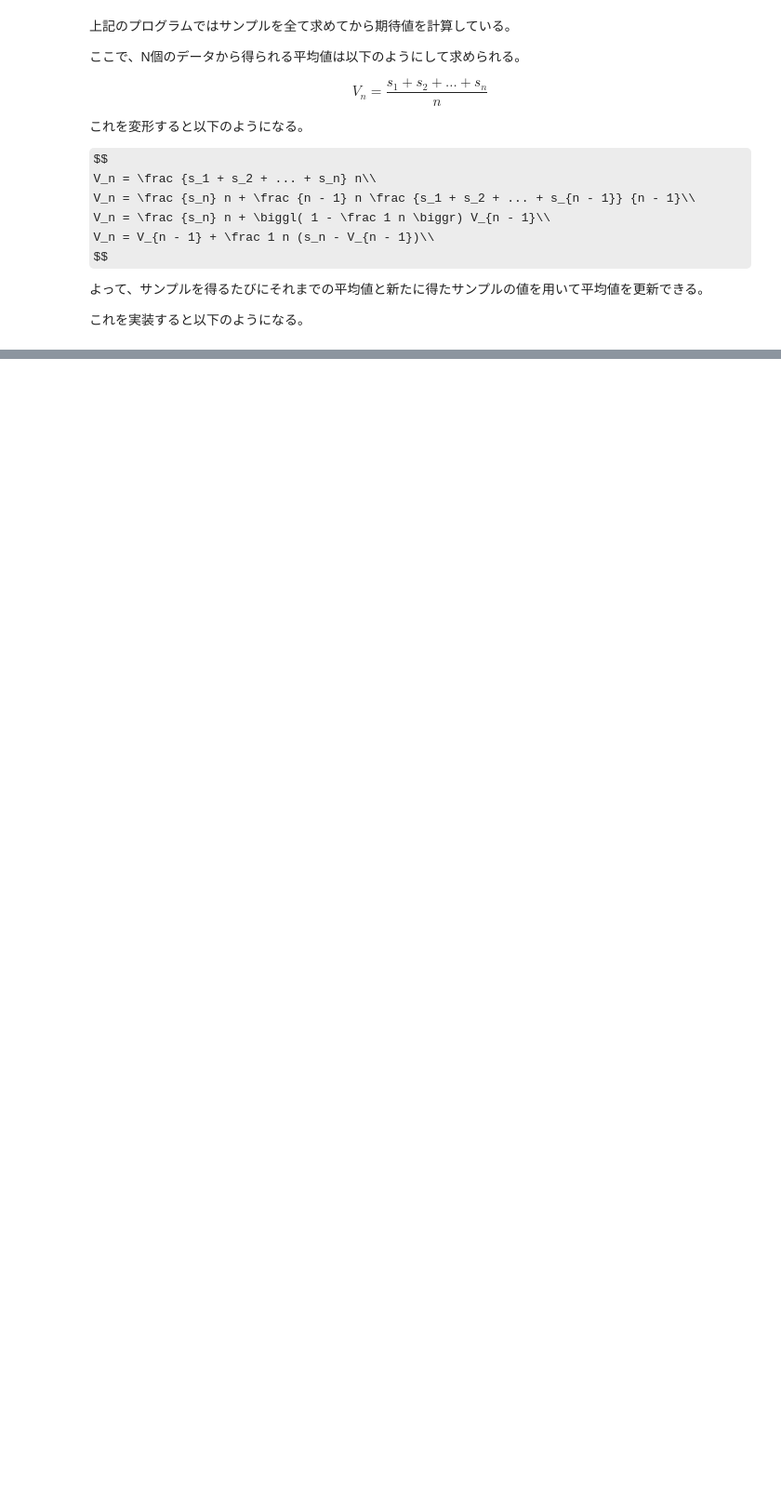
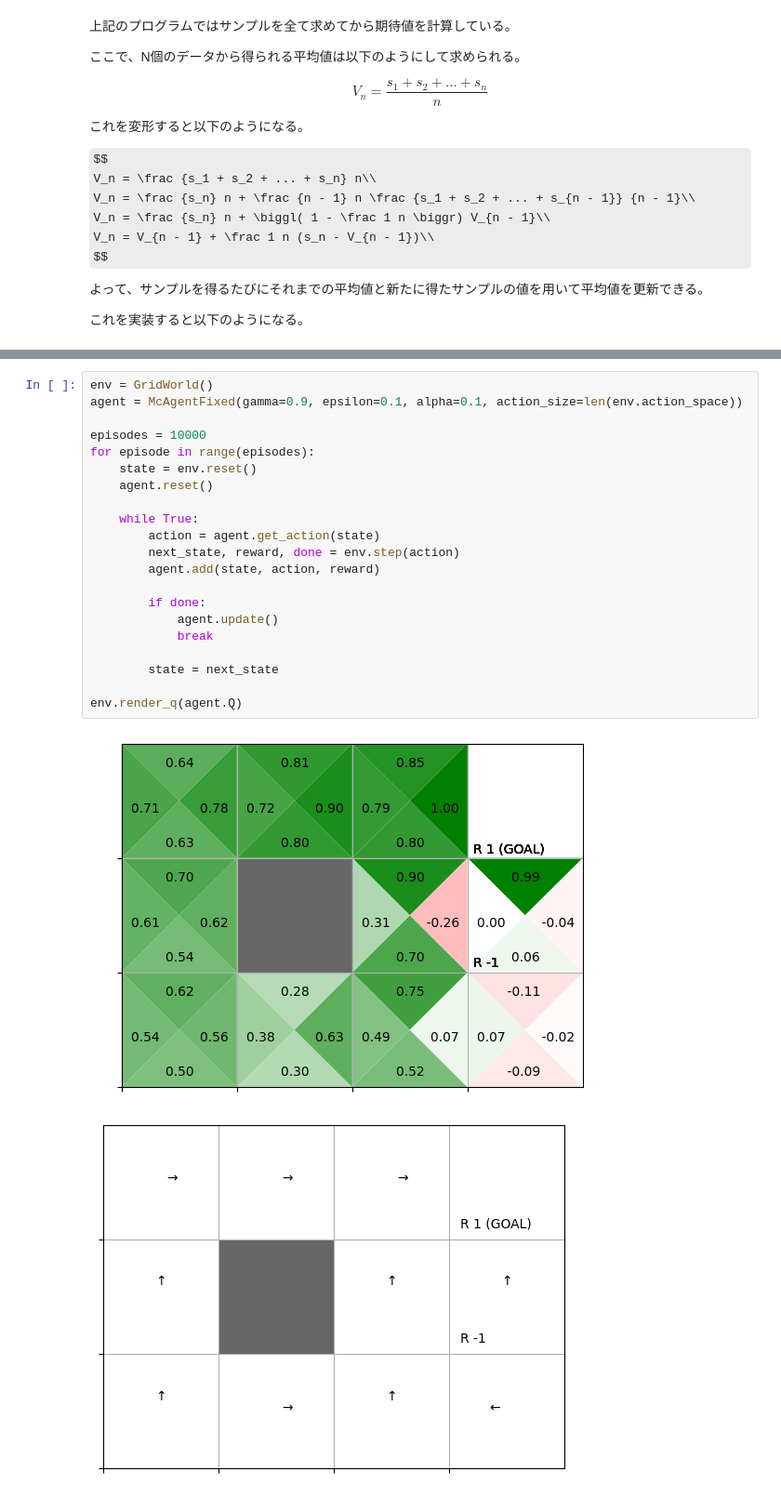
Before and after one commit to kitashimauni/Learn-Reinforcement-Learning, a Jupyter notebook: 5_montecarlo.ipynb, the cells around one changed output, grey strips where cells are left out. Shown at 93% size. Cells and saved outputs as stored; diff of their text form; some formulas as TeX source; blank space fills up the shorter version.

```diff
--- a/5_montecarlo.ipynb
+++ b/5_montecarlo.ipynb
@@ -98,0 +427,24 @@ $$
+# %%
+env = GridWorld()
+agent = McAgentFixed(gamma=0.9, epsilon=0.1, alpha=0.1, action_size=len(env.action_space))
+
+episodes = 10000
+for episode in range(episodes):
+    state = env.reset()
+    agent.reset()
+
+    while True:
+        action = agent.get_action(state)
+        next_state, reward, done = env.step(action)
+        agent.add(state, action, reward)
+
+        if done:
+            agent.update()
+            break
+
+        state = next_state
+
+env.render_q(agent.Q)
+# %% [output]
+[figure, added]
+[figure, added]
```
Also changed, not shown: parts of 19 cells of this notebook.
